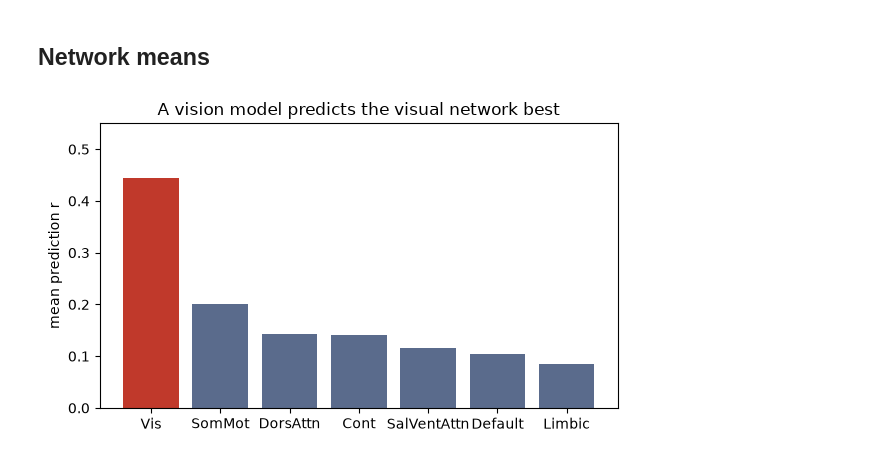
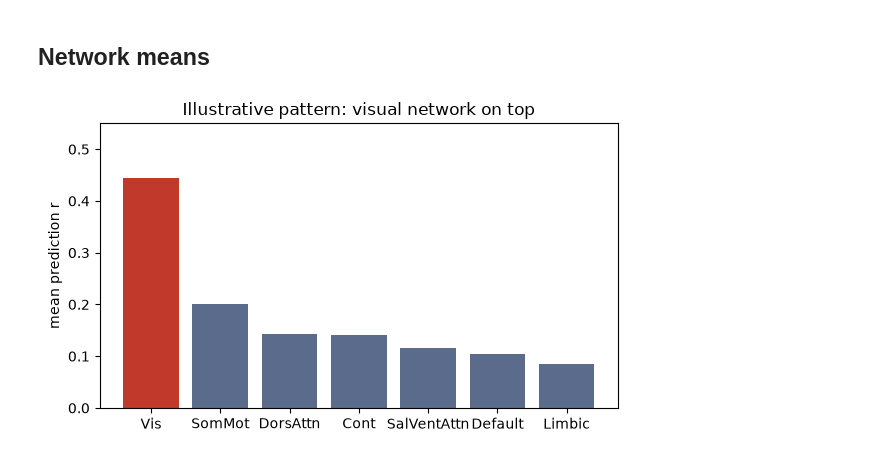
Before and after one commit to KartikP/brainscore-unified, a Jupyter notebook: notebooks/07_brain_visualization.ipynb, the cells around one changed output. Cells and saved outputs as stored; diff of their text form; code cells hidden in the pictures.

Commit message:
Reconcile notebook 04 verdict metric and reframe notebook 07 bars as illustrative not scored

```diff
--- a/notebooks/07_brain_visualization.ipynb
+++ b/notebooks/07_brain_visualization.ipynb
@@ -37,14 +40,14 @@ Default      mean r = 0.104  (212 parcels)
 # %%
 import matplotlib.pyplot as plt
 
 means = [per_parcel_r[net_idx == n].mean() for n in range(7)]
 order = np.argsort(means)[::-1]
 fig, ax = plt.subplots(figsize=(6, 3.6))
 bars = ax.bar([SCHAEFER_7NETWORKS[i] for i in order], [means[i] for i in order],
               color=['#c0392b' if SCHAEFER_7NETWORKS[i] == 'Vis' else '#5a6b8c' for i in order])
 ax.set_ylabel('mean prediction r'); ax.set_ylim(0, 0.55)
-ax.set_title('A vision model predicts the visual network best')
+ax.set_title('Illustrative pattern: visual network on top')
 fig.tight_layout(); plt.show()
 # %% [output]
-[figure, old version]
+[figure, new version]
 # %% [markdown]
```
Also changed, not shown: parts of 4 cells of this notebook, 1 other file.
